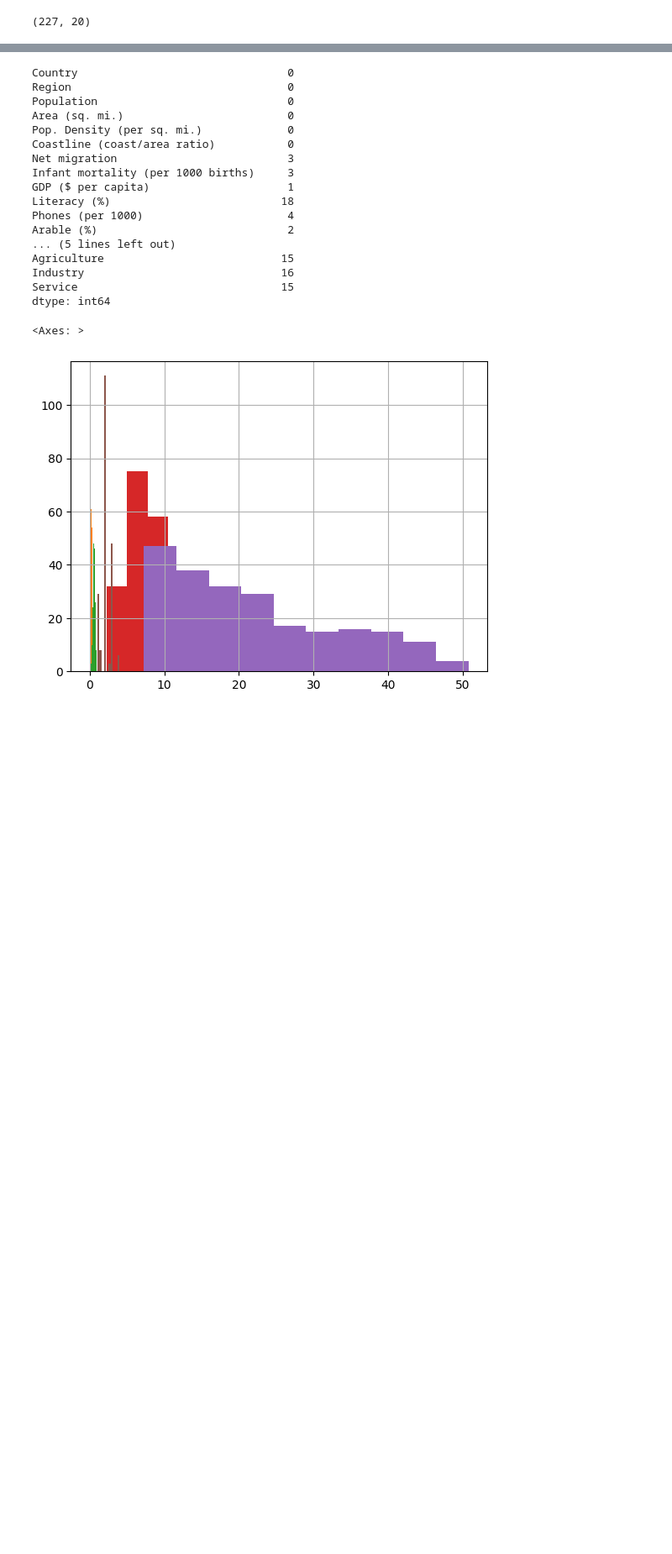
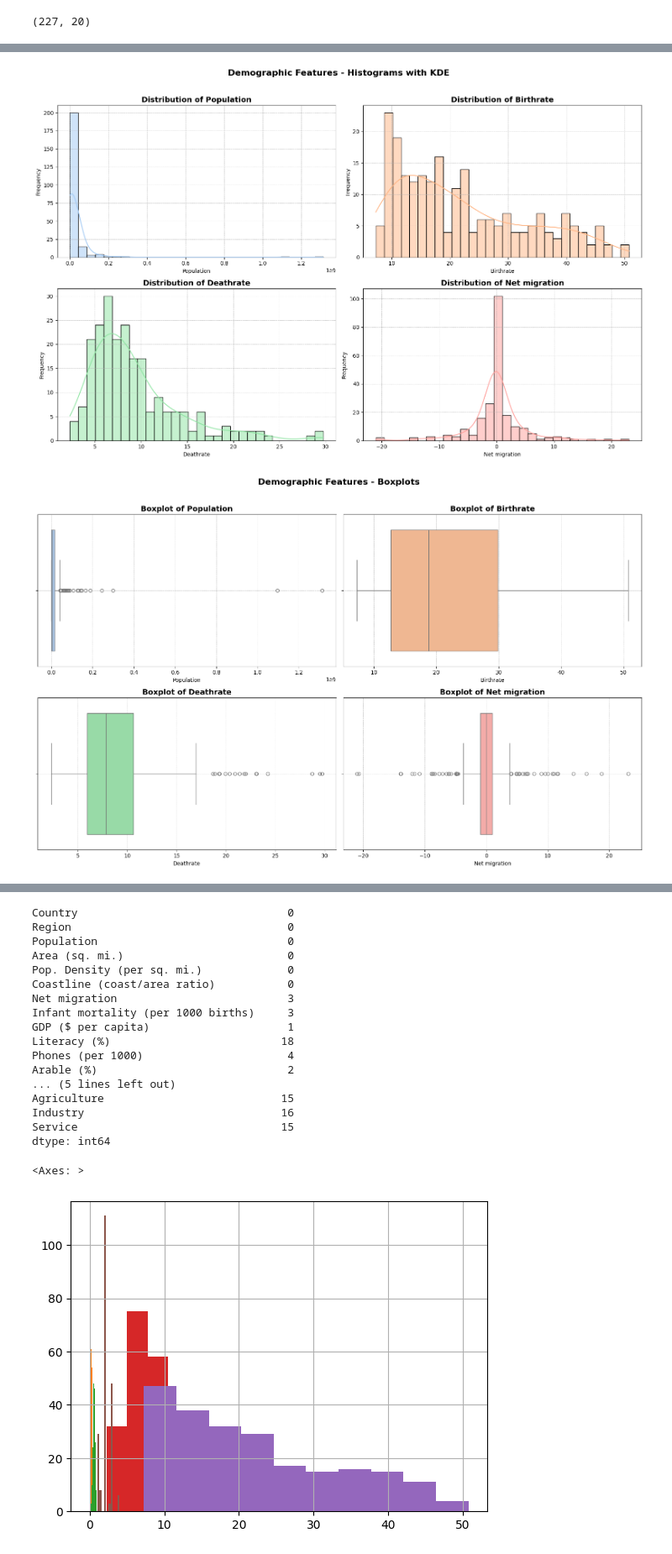
Before and after one commit to ujjwal-hirwani/GDP-per-capita-prediction, a Jupyter notebook: training/GDP_per_capita_prediction_analysis.ipynb, the cells around one changed output, grey strips where cells are left out. Shown at 84% size. Drawn from its saved outputs; the diff is of its cells as text; code cells hidden in the pictures; blank space fills up the shorter version.

```diff
--- a/training/GDP_per_capita_prediction_analysis.ipynb
+++ b/training/GDP_per_capita_prediction_analysis.ipynb
@@ -57,0 +111,31 @@ memory usage: 35.6+ KB
+# %%
+# Histogram + KDE
+demo_cols = ['Population', 'Birthrate', 'Deathrate', 'Net migration']
+colors = sns.color_palette("pastel", len(demo_cols))
+
+plt.figure(figsize=(16, 10))
+for i, col in enumerate(demo_cols):
+    plt.subplot(2, 2, i + 1)
+    sns.histplot(df[col].dropna(), kde=True, color=colors[i], bins=30, edgecolor='black')
+    plt.title(f'Distribution of {col}', fontsize=14, fontweight='bold')
+    plt.xlabel(col)
+    plt.ylabel("Frequency")
+    plt.grid(True, linestyle='--', linewidth=0.5)
+plt.suptitle("Demographic Features - Histograms with KDE", fontsize=16, fontweight='bold', y=1.02)
+plt.tight_layout()
+plt.show()
+
+# Boxplot
+plt.figure(figsize=(16, 10))
+for i, col in enumerate(demo_cols):
+    plt.subplot(2, 2, i + 1)
+    sns.boxplot(x=df[col].dropna(), color=colors[i])
+    plt.title(f'Boxplot of {col}', fontsize=14, fontweight='bold')
+    plt.xlabel(col)
+    plt.grid(True, linestyle='--', linewidth=0.5)
+plt.suptitle("Demographic Features - Boxplots", fontsize=16, fontweight='bold', y=1.02)
+plt.tight_layout()
+plt.show()
+# %% [output]
+[figure, added]
+[figure, added]
```
Also changed, not shown: parts of 9 cells of this notebook.
